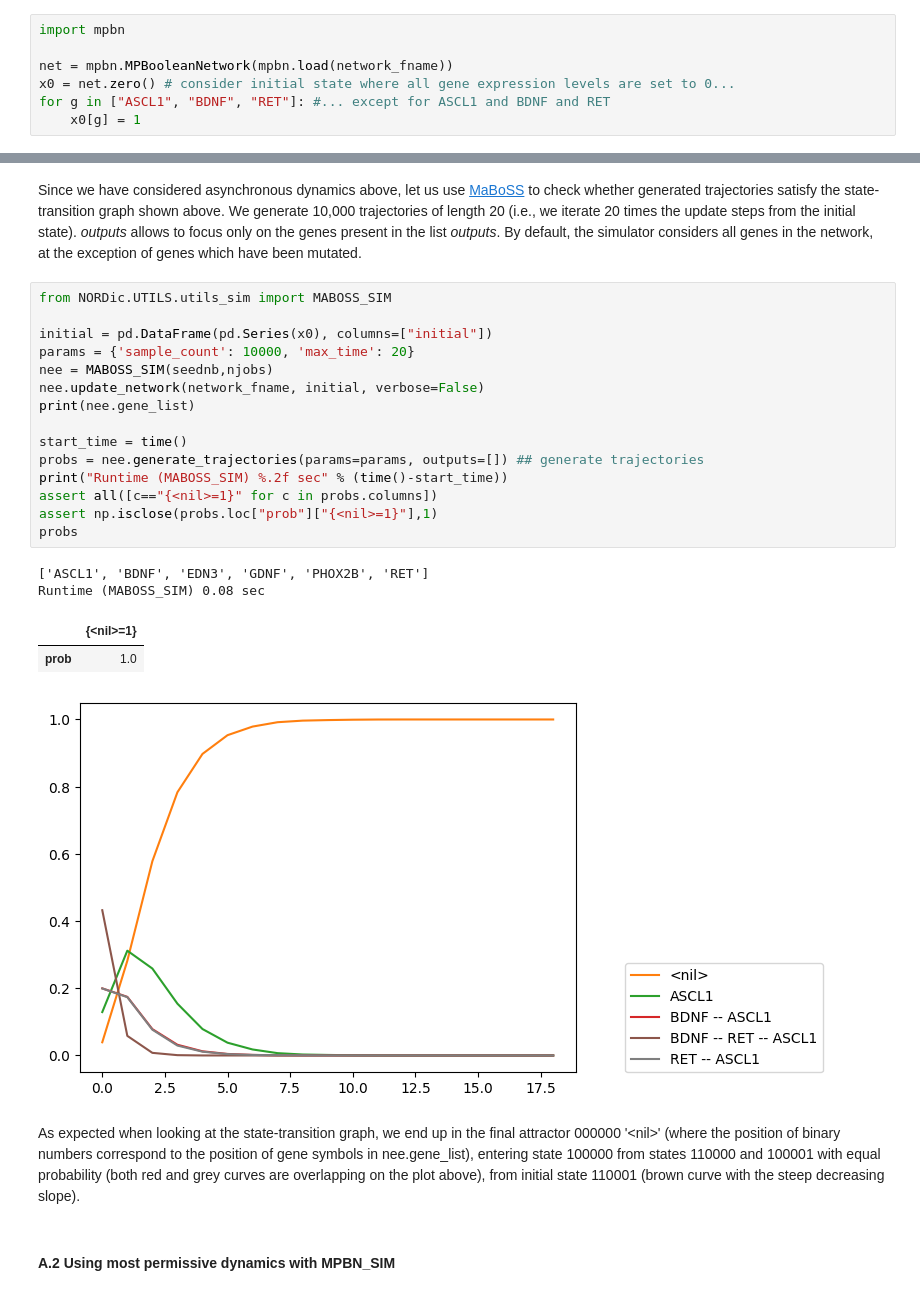
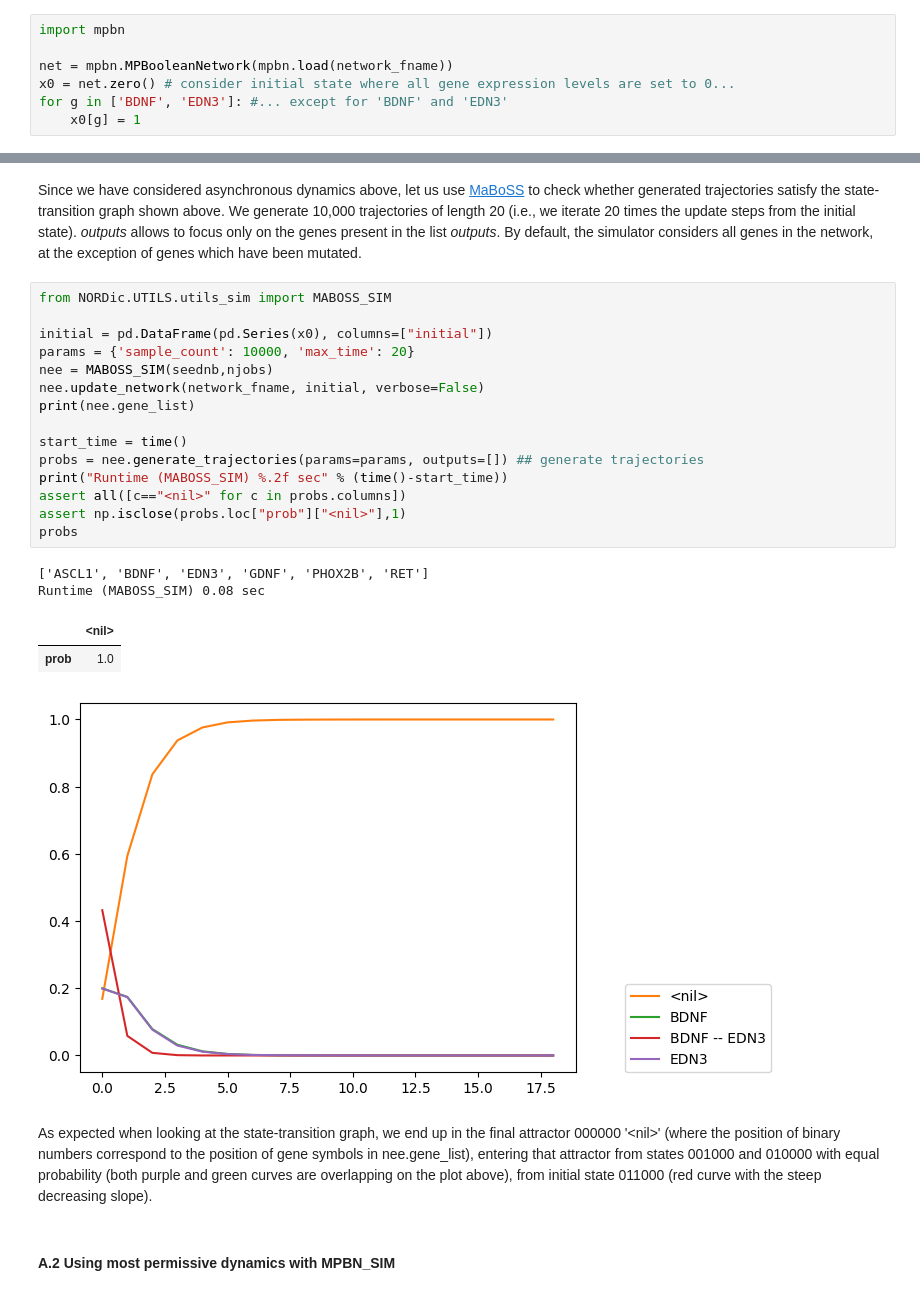
Before and after one commit to clreda/NORDic, a Jupyter notebook: notebooks/NORDic Network Simulations.ipynb, the cells around one changed output, grey strips where cells are left out. Drawn from its saved outputs; the diff is of its cells as text.

```diff
--- a/notebooks/NORDic Network Simulations.ipynb
+++ b/notebooks/NORDic Network Simulations.ipynb
@@ -43,7 +43,7 @@ import mpbn
 
 net = mpbn.MPBooleanNetwork(mpbn.load(network_fname))
 x0 = net.zero() # consider initial state where all gene expression levels are set to 0...
-for g in ["ASCL1", "BDNF", "RET"]: #... except for ASCL1 and BDNF and RET
+for g in ['BDNF', 'EDN3']: #... except for 'BDNF' and 'EDN3'
     x0[g] = 1
 # %% [markdown]
 Using [mpbn](https://github.com/bnediction/mpbn), one can visualize the state-transition graph (i.e., states connected if one can go from one to the other by a single update step). Note that it can be **very** large and computationally expensive if the number of nodes is large
@@ -72,26 +72,26 @@ Since we have considered asynchronous dynamics above, let us use [MaBoSS](https:
 # %%
 from NORDic.UTILS.utils_sim import MABOSS_SIM
 
 initial = pd.DataFrame(pd.Series(x0), columns=["initial"])
 params = {'sample_count': 10000, 'max_time': 20}
 nee = MABOSS_SIM(seednb,njobs)
 nee.update_network(network_fname, initial, verbose=False)
 print(nee.gene_list)
 
 start_time = time()
 probs = nee.generate_trajectories(params=params, outputs=[]) ## generate trajectories
 print("Runtime (MABOSS_SIM) %.2f sec" % (time()-start_time))
-assert all([c=="{<nil>=1}" for c in probs.columns])
-assert np.isclose(probs.loc["prob"]["{<nil>=1}"],1)
+assert all([c=="<nil>" for c in probs.columns])
+assert np.isclose(probs.loc["prob"]["<nil>"],1)
 probs
 # %% [output]
 ['ASCL1', 'BDNF', 'EDN3', 'GDNF', 'PHOX2B', 'RET']
 Runtime (MABOSS_SIM) 0.08 sec
-|  | {<nil>=1} |
+|  | <nil> |
 | prob | 1.0 |
-[figure, old version]
+[figure, new version]
 # %% [markdown]
-As expected when looking at the state-transition graph, we end up in the final attractor 000000 '\<nil\>' (where the position of binary numbers correspond to the position of gene symbols in nee.gene_list), entering state 100000 from states 110000 and 100001 with equal probability (both red and grey curves are overlapping on the plot above), from initial state 110001 (brown curve with the steep decreasing slope).
+As expected when looking at the state-transition graph, we end up in the final attractor 000000 '\<nil\>' (where the position of binary numbers correspond to the position of gene symbols in nee.gene_list), entering that attractor from states 001000 and 010000 with equal probability (both purple and green curves are overlapping on the plot above), from initial state 011000 (red curve with the steep decreasing slope).
 # %% [markdown]
 #### A.2 Using most permissive dynamics with MPBN_SIM
 # %%
```
Also changed, not shown: parts of 11 cells of this notebook, 3 other files.
